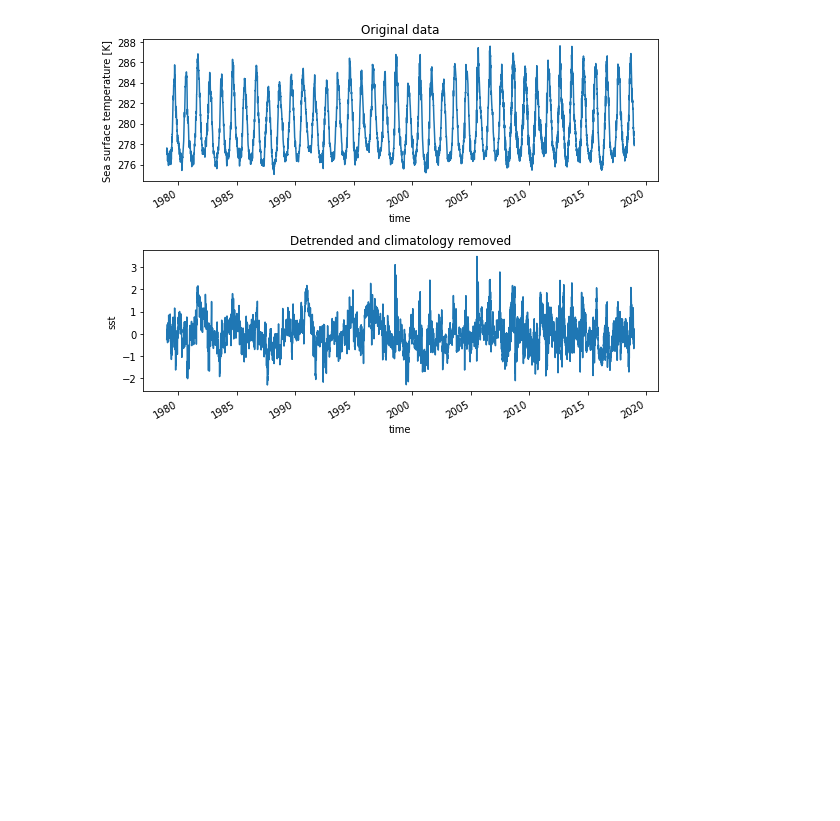
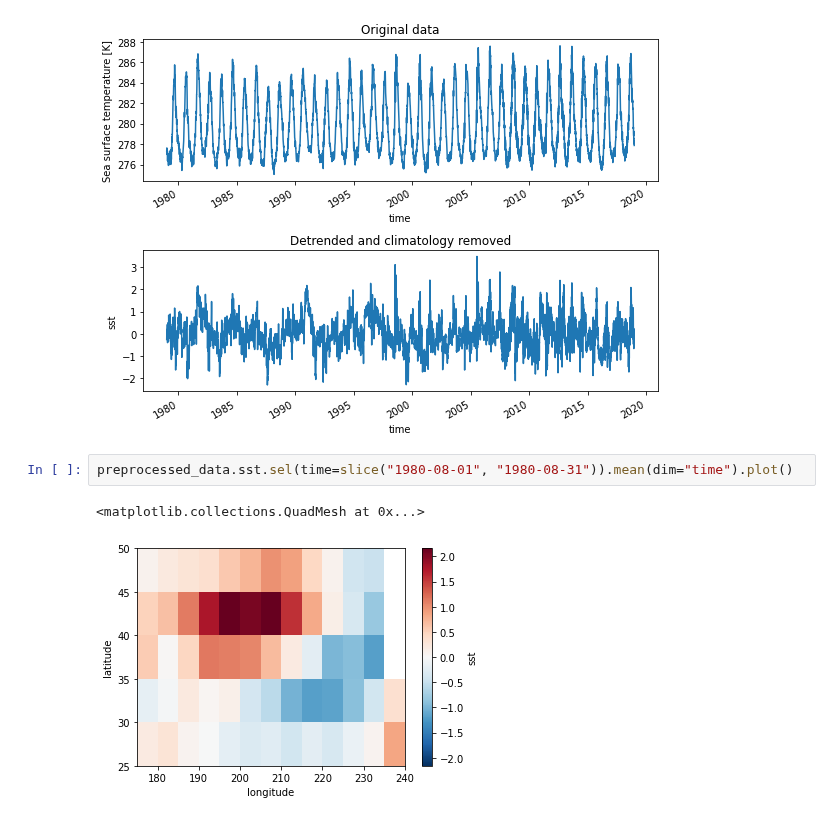
Before and after one commit to AI4S2S/s2spy, a Jupyter notebook: notebooks/tutorial_preprocessing.ipynb, the cells around one changed output. Cells and saved outputs as stored; diff of their text form; blank space fills up the shorter version.

```diff
--- a/notebooks/tutorial_preprocessing.ipynb
+++ b/notebooks/tutorial_preprocessing.ipynb
@@ -62,3 +79,8 @@ ax2.set_title("Detrended and climatology removed")
 # %% [output]
 Text(0.5, 1.0, 'Detrended and climatology removed')
 [figure]
+# %%
+preprocessed_data.sst.sel(time=slice("1980-08-01", "1980-08-31")).mean(dim="time").plot()
+# %% [output]
+<matplotlib.collections.QuadMesh at 0x...>
+[figure, added]
```
Also changed, not shown: parts of 1 cell of this notebook, 1 other file.
